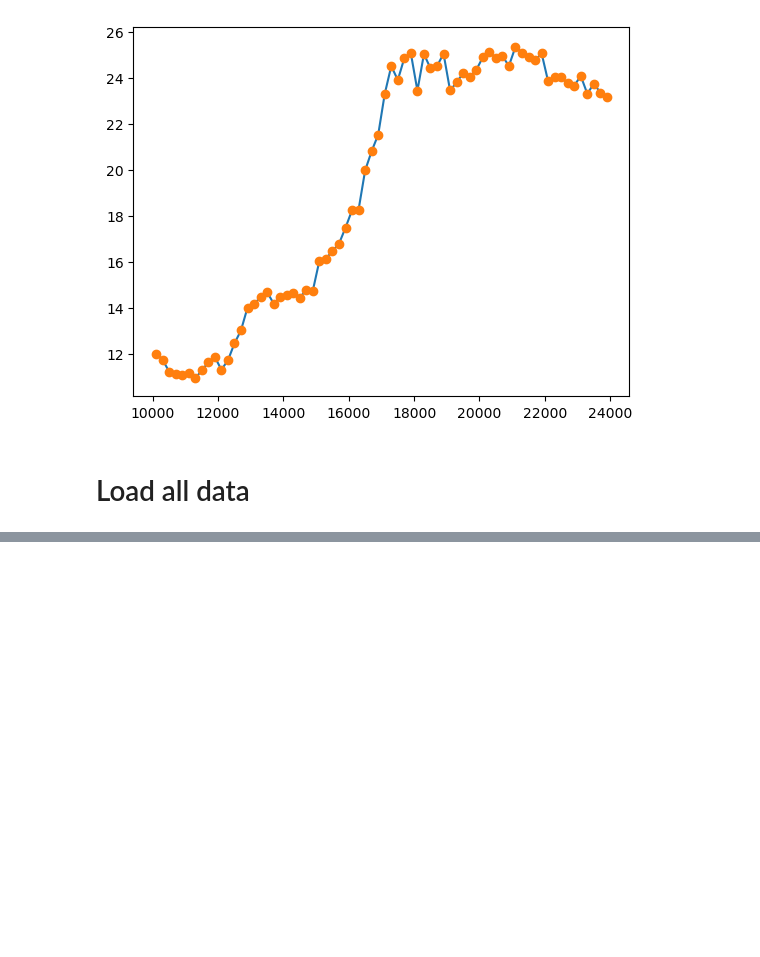
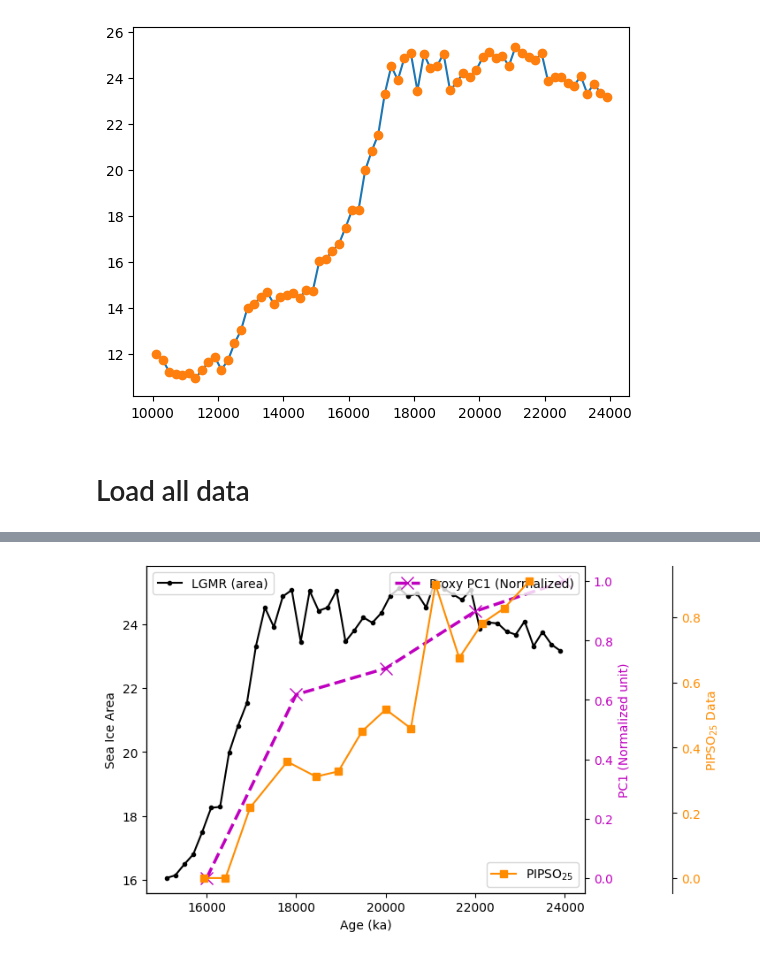
Before and after one commit to Peisong-Zheng/Last_deglaciation, a Jupyter notebook: Figure3_v12.ipynb, the cells around one changed output, grey strips where cells are left out. Drawn from its saved outputs; the diff is of its cells as text; code cells hidden in the pictures; blank space fills up the shorter version.

```diff
--- a/Figure3_v12.ipynb
+++ b/Figure3_v12.ipynb
@@ -1068,0 +1082,47 @@ plt.show()
+# %%
+import numpy as np
+import pandas as pd
+import matplotlib.pyplot as plt
+
+# Utility function for normalization
+def min_max_scaling(data):
+    return (data - np.min(data)) / (np.max(data) - np.min(data))
+
+
+
+# Cropping data based on age constraints
+cropped_LGMR_sic_area = LGMR_sic_area[(LGMR_sic_area[:, 0] >= 15000) & (LGMR_sic_area[:, 0] <= 24000)]
+cropped_df_proxy_seaice_pc = df_proxy_seaice_pc[(df_proxy_seaice_pc['Age (ka)'] >= 15) & (df_proxy_seaice_pc['Age (ka)'] <= 24)]
+cropped_sad_PIPSO25 = sad_PIPSO25[(sad_PIPSO25[:, 0] >= 15) & (sad_PIPSO25[:, 0] <= 24)]
+
+# Initialize figure and axes
+fig, axs3 = plt.subplots()
+
+# Plotting cropped LGMR sea ice area
+axs3.plot(cropped_LGMR_sic_area[:,0], cropped_LGMR_sic_area[:,1], color='k', label='LGMR (area)', marker='o', markersize=3)
+axs3.set_ylabel('Sea Ice Area')
+axs3.set_xlabel('Age (ka)')
+axs3.legend(loc='upper left')
+
+# Adding right y-axis for the first set of additional data
+ax3_2 = axs3.twinx()
+ax3_2.plot(cropped_df_proxy_seaice_pc['Age (ka)']*1000, min_max_scaling(cropped_df_proxy_seaice_pc['PC 1'].values),
+           color='m', marker='x', markersize=10, linewidth=2.5, linestyle='--', label='Proxy PC1 (Normalized)')
+ax3_2.set_ylabel('PC1 (Normalized unit)', color='m')
+ax3_2.tick_params(axis='y', labelcolor='m')
+ax3_2.spines['top'].set_visible(False)
+ax3_2.legend(loc='upper right')
+
+# Adding second right y-axis for sad_PIPSO25 data
+ax3_3 = axs3.twinx()
+ax3_3.spines['top'].set_visible(False)
+# Shift the third axis to the right
+ax3_3.spines["right"].set_position(("axes", 1.2))
+ax3_3.plot(cropped_sad_PIPSO25[:,0]*1000, cropped_sad_PIPSO25[:,1], color='darkorange', marker='s', markersize=6, linewidth=1.5, linestyle='-', label='PIPSO$_{25}$')
+ax3_3.set_ylabel('PIPSO$_{25}$ Data', color='darkorange')
+ax3_3.tick_params(axis='y', labelcolor='darkorange')
+ax3_3.legend(loc='lower right')
+
+plt.show()
+# %% [output]
+[figure, added]
```
Also changed, not shown: parts of 9 cells of this notebook, 7 other files.
